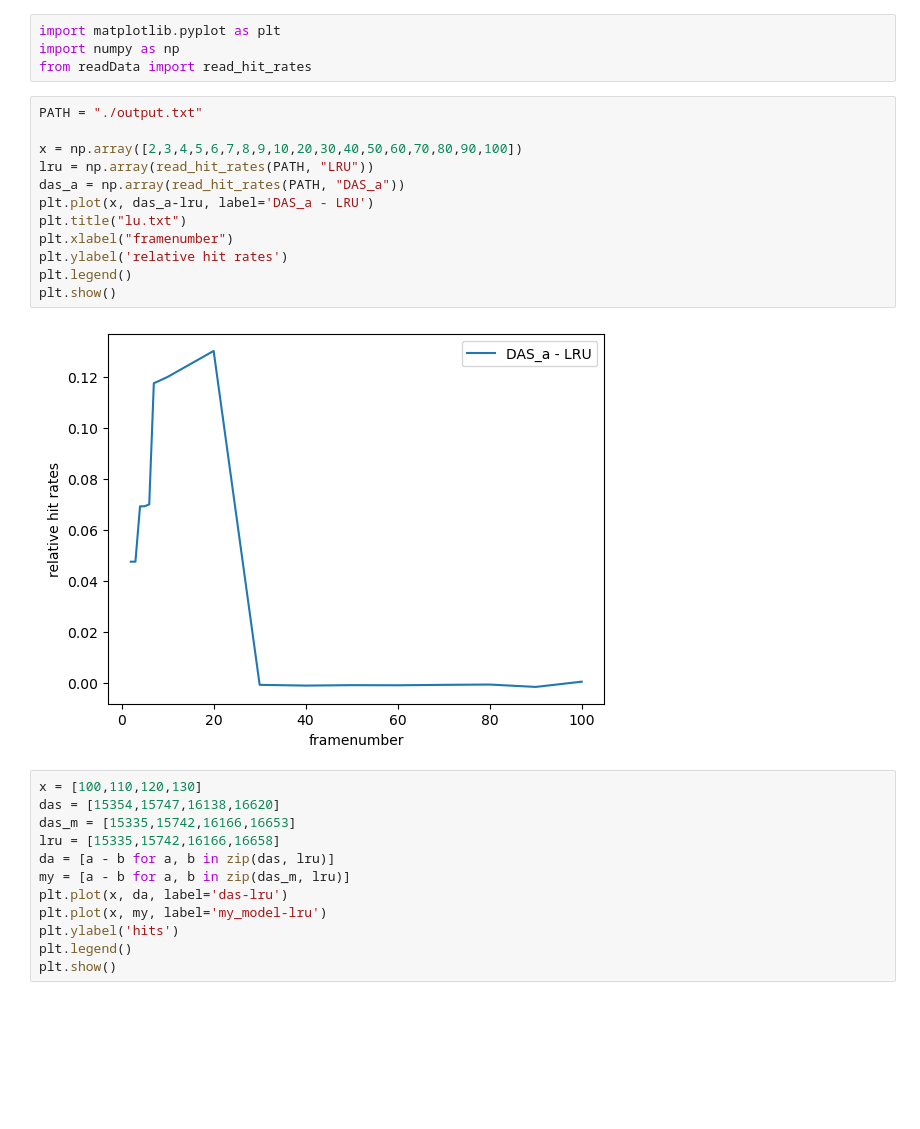
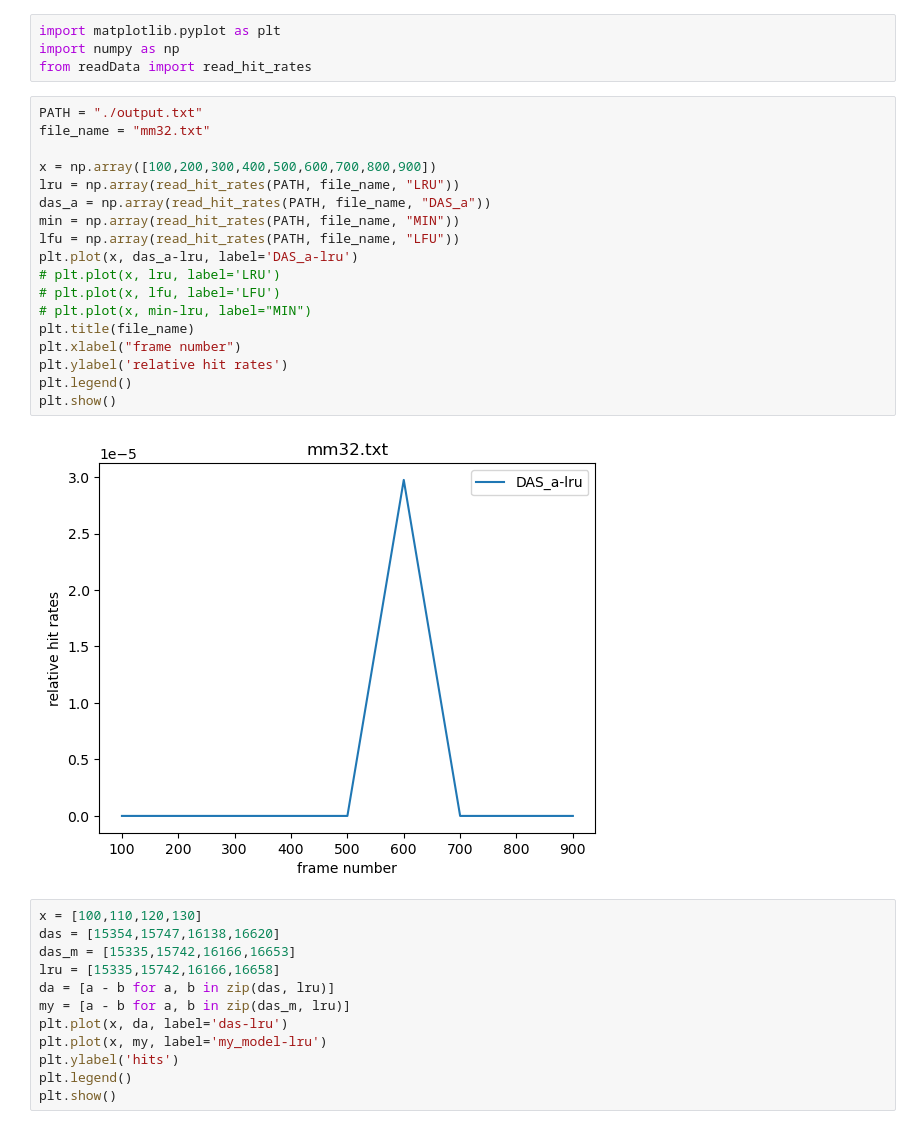
Before and after one commit to DEAVEN-MITCH/2023OS-contest-group2, a Jupyter notebook: print.ipynb, the cells around one changed output. Saved outputs shown, nothing was run; the diff lists cells and outputs as text; blank space fills up the shorter version.

```diff
--- a/print.ipynb
+++ b/print.ipynb
@@ -4,18 +4,24 @@ import numpy as np
 from readData import read_hit_rates
 # %%
 PATH = "./output.txt"
+file_name = "mm32.txt"
 
-x = np.array([2,3,4,5,6,7,8,9,10,20,30,40,50,60,70,80,90,100])
-lru = np.array(read_hit_rates(PATH, "LRU"))
-das_a = np.array(read_hit_rates(PATH, "DAS_a"))
-plt.plot(x, das_a-lru, label='DAS_a - LRU')
-plt.title("lu.txt")
-plt.xlabel("framenumber")
+x = np.array([100,200,300,400,500,600,700,800,900])
+lru = np.array(read_hit_rates(PATH, file_name, "LRU"))
+das_a = np.array(read_hit_rates(PATH, file_name, "DAS_a"))
+min = np.array(read_hit_rates(PATH, file_name, "MIN"))
+lfu = np.array(read_hit_rates(PATH, file_name, "LFU"))
+plt.plot(x, das_a-lru, label='DAS_a-lru')
+# plt.plot(x, lru, label='LRU')
+# plt.plot(x, lfu, label='LFU')
+# plt.plot(x, min-lru, label="MIN")
+plt.title(file_name)
+plt.xlabel("frame number")
 plt.ylabel('relative hit rates')
 plt.legend()
 plt.show()
 # %% [output]
-[figure, old version]
+[figure, new version]
 # %%
 x = [100,110,120,130]
 das = [15354,15747,16138,16620]
```
Also changed, not shown: 2 other files.
